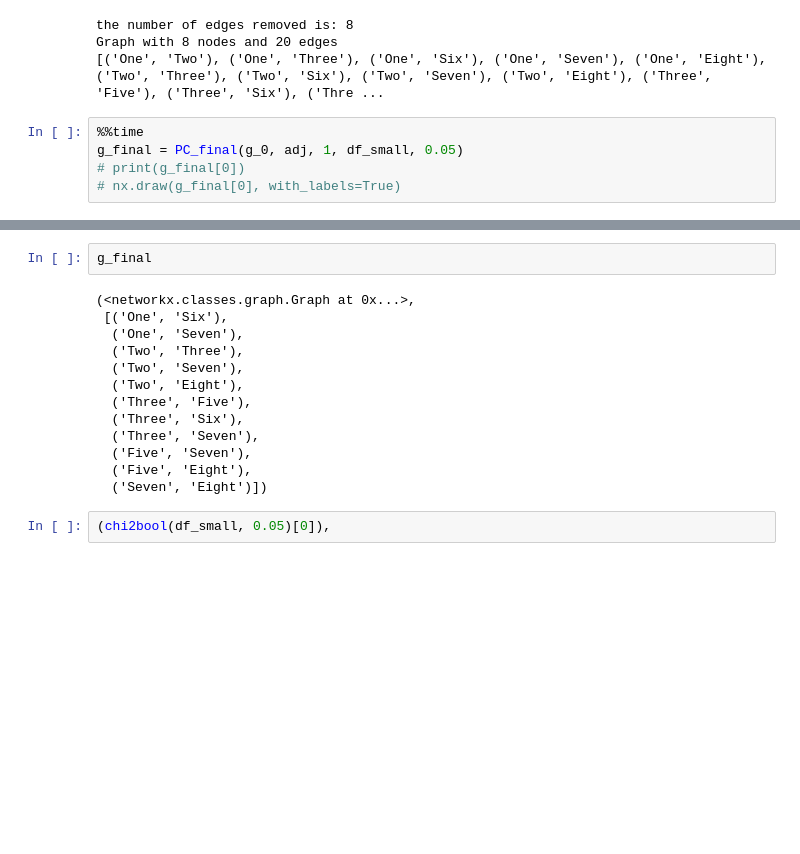
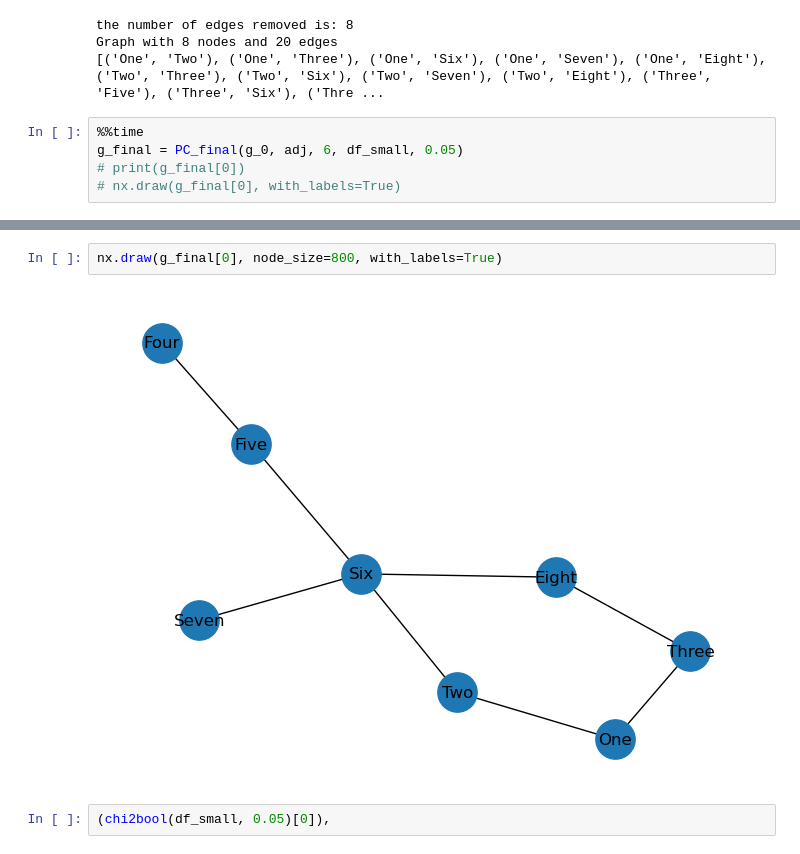
Before and after one commit to Elicit3495/ML_FYP, a Jupyter notebook: conditional.ipynb, the cells around one changed output, grey strips where cells are left out. Cells and saved outputs as stored; diff of their text form; blank space fills up the shorter version.

```diff
--- a/conditional.ipynb
+++ b/conditional.ipynb
@@ -327,7 +336,7 @@ Graph with 8 nodes and 20 edges
 [('One', 'Two'), ('One', 'Three'), ('One', 'Six'), ('One', 'Seven'), ('One', 'Eight'), ('Two', 'Three'), ('Two', 'Six'), ('Two', 'Seven'), ('Two', 'Eight'), ('Three', 'Five'), ('Three', 'Six'), ('Thre ...
 # %%
 %%time
-g_final = PC_final(g_0, adj, 1, df_small, 0.05)
+g_final = PC_final(g_0, adj, 6, df_small, 0.05)
 # print(g_final[0])
 # nx.draw(g_final[0], with_labels=True)
 # %% [output]
@@ -336,18 +345,7 @@ Wall time: 203 ms
-# %%
-g_final
-# %% [output]
-(<networkx.classes.graph.Graph at 0x...>,
- [('One', 'Six'),
-  ('One', 'Seven'),
-  ('Two', 'Three'),
-  ('Two', 'Seven'),
-  ('Two', 'Eight'),
-  ('Three', 'Five'),
-  ('Three', 'Six'),
-  ('Three', 'Seven'),
-  ('Five', 'Seven'),
-  ('Five', 'Eight'),
-  ('Seven', 'Eight')])
+# %%
+nx.draw(g_final[0], node_size=800, with_labels=True)
+# %% [output]
+[figure, added]
 # %%
 (chi2bool(df_small, 0.05)[0]),
 # %% [output]
```
Also changed, not shown: parts of 12 cells of this notebook, 17 other files.
